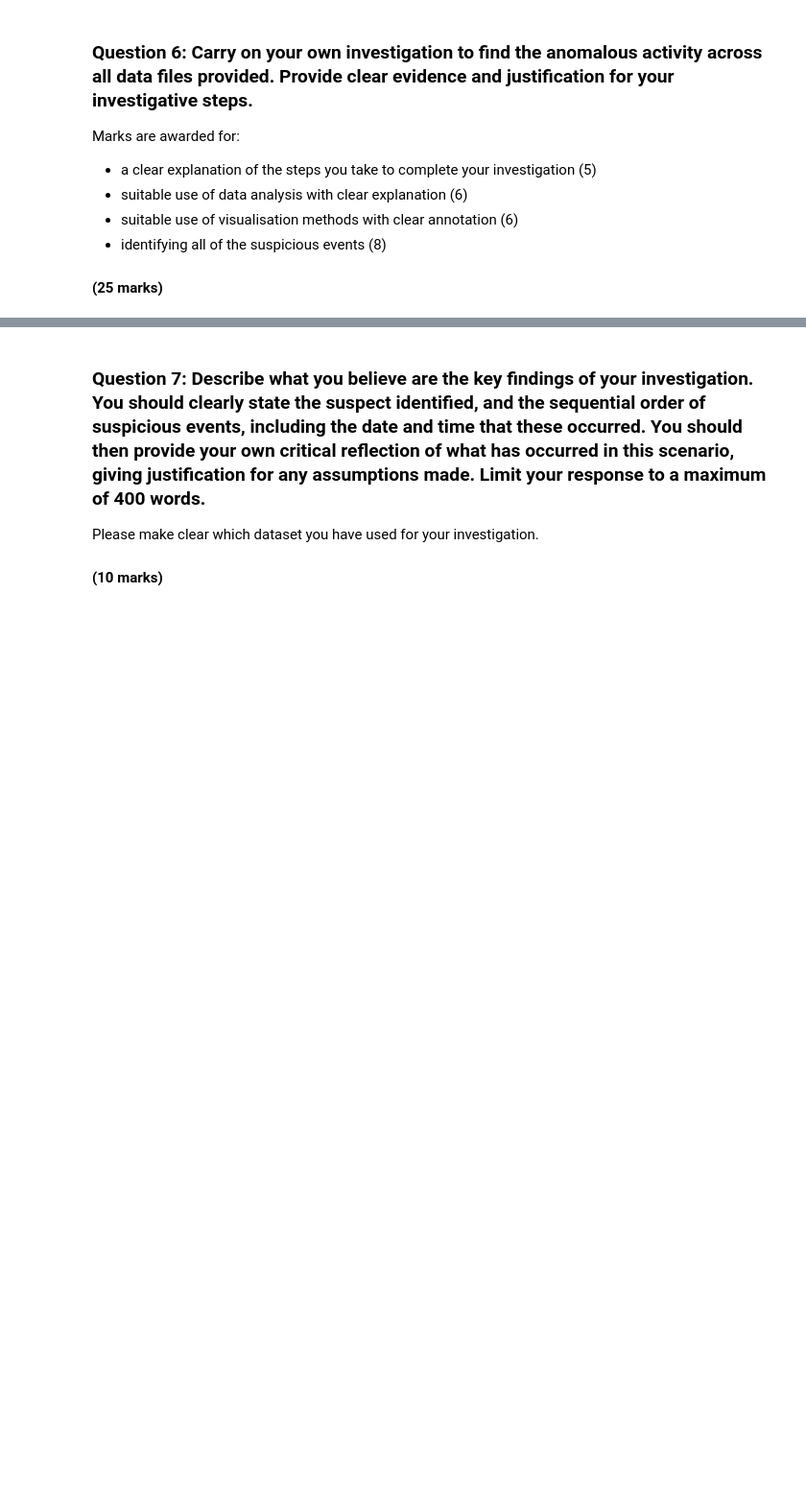
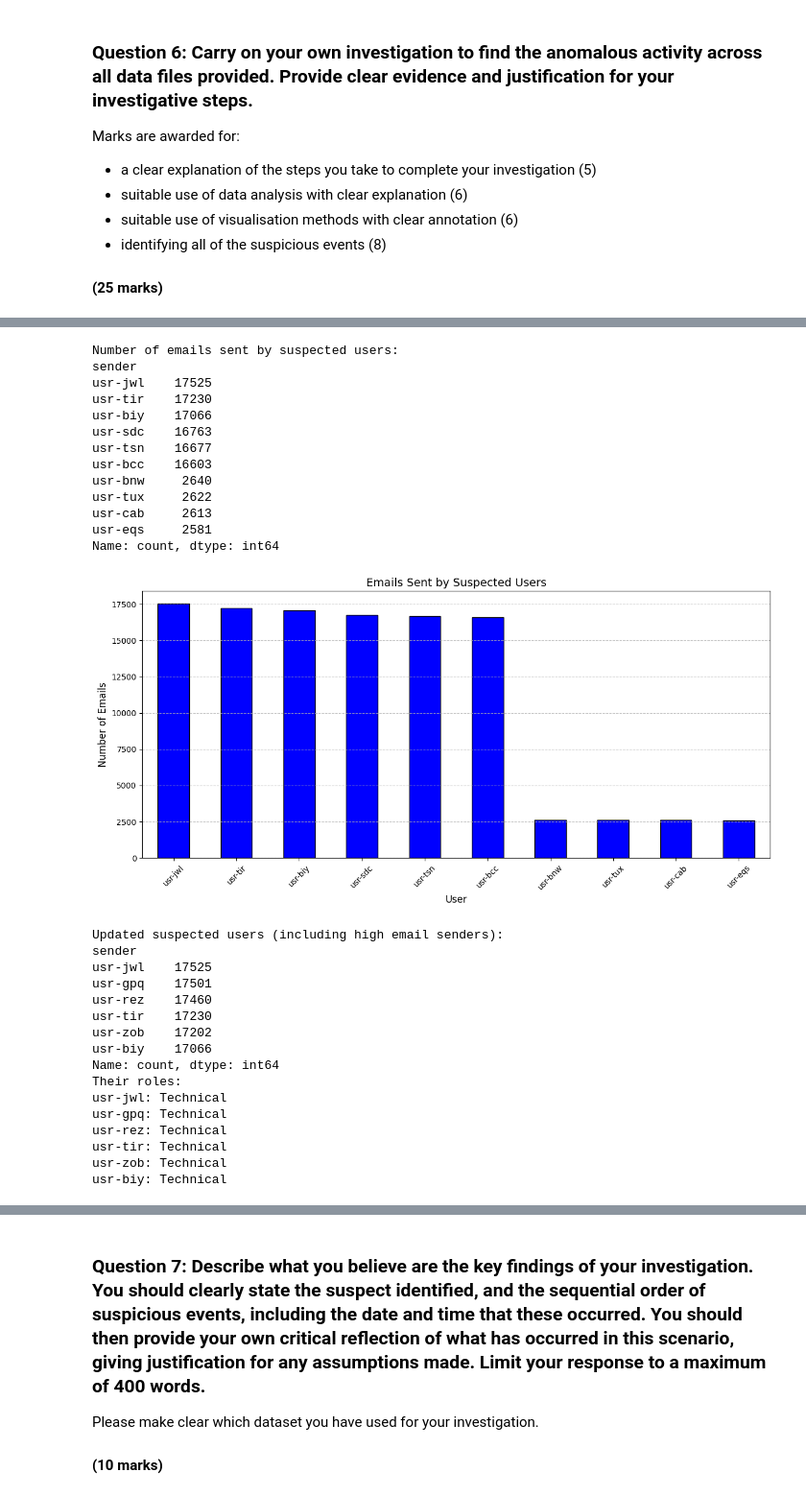
Before and after one commit to DuyTek/SDAV-Portfolio, a Jupyter notebook: 24072181_PART3.ipynb, the cells around one changed output, grey strips where cells are left out. Shown at 96% size. Cells and saved outputs as stored; diff of their text form; code cells hidden in the pictures; blank space fills up the shorter version.

```diff
--- a/UFCFEL-15-3-part3-student.ipynb
+++ b/24072181_PART3.ipynb
@@ -397,0 +431,58 @@ Marks are awarded for:
+# %%
+# FIND OUT HOW MANY EMAILS WERE SENT BY SUSPECTED USERS
+emails_by_suspected_users = email_data[email_data['sender'].isin(
+    suspected_users.index)]
+emails_sent_counts = emails_by_suspected_users['sender'].value_counts()
+print("Number of emails sent by suspected users:")
+print(emails_sent_counts)
+
+plt.figure(figsize=(12, 6))
+emails_sent_counts.plot(kind='bar', color='blue', edgecolor='black')
+plt.title('Emails Sent by Suspected Users', fontsize=14)
+plt.xlabel('User', fontsize=12)
+plt.ylabel('Number of Emails', fontsize=12)
+plt.xticks(rotation=45, fontsize=10)
+plt.grid(axis='y', linestyle='--', alpha=0.7)
+plt.tight_layout()
+plt.show()
+
+high_email_senders = email_data['sender'].value_counts()
+top_high_email_senders = high_email_senders[high_email_senders > 16000].head(6)
+
+print("Updated suspected users (including high email senders):")
+print(top_high_email_senders)
+print("Their roles:")
+for user in top_high_email_senders.index:
+    role = employee_data[employee_data['user'] == user]['role'].values[0]
+    print(f"{user}: {role}")
+# %% [output]
+Number of emails sent by suspected users:
+sender
+usr-jwl    17525
+usr-tir    17230
+usr-biy    17066
+usr-sdc    16763
+usr-tsn    16677
+usr-bcc    16603
+usr-bnw     2640
+usr-tux     2622
+usr-cab     2613
+usr-eqs     2581
+Name: count, dtype: int64
+[figure, added]
+Updated suspected users (including high email senders):
+sender
+usr-jwl    17525
+usr-gpq    17501
+usr-rez    17460
+usr-tir    17230
+usr-zob    17202
+usr-biy    17066
+Name: count, dtype: int64
+Their roles:
+usr-jwl: Technical
+usr-gpq: Technical
+usr-rez: Technical
+usr-tir: Technical
+usr-zob: Technical
+usr-biy: Technical
```
Also changed, not shown: parts of 15 cells of this notebook.
